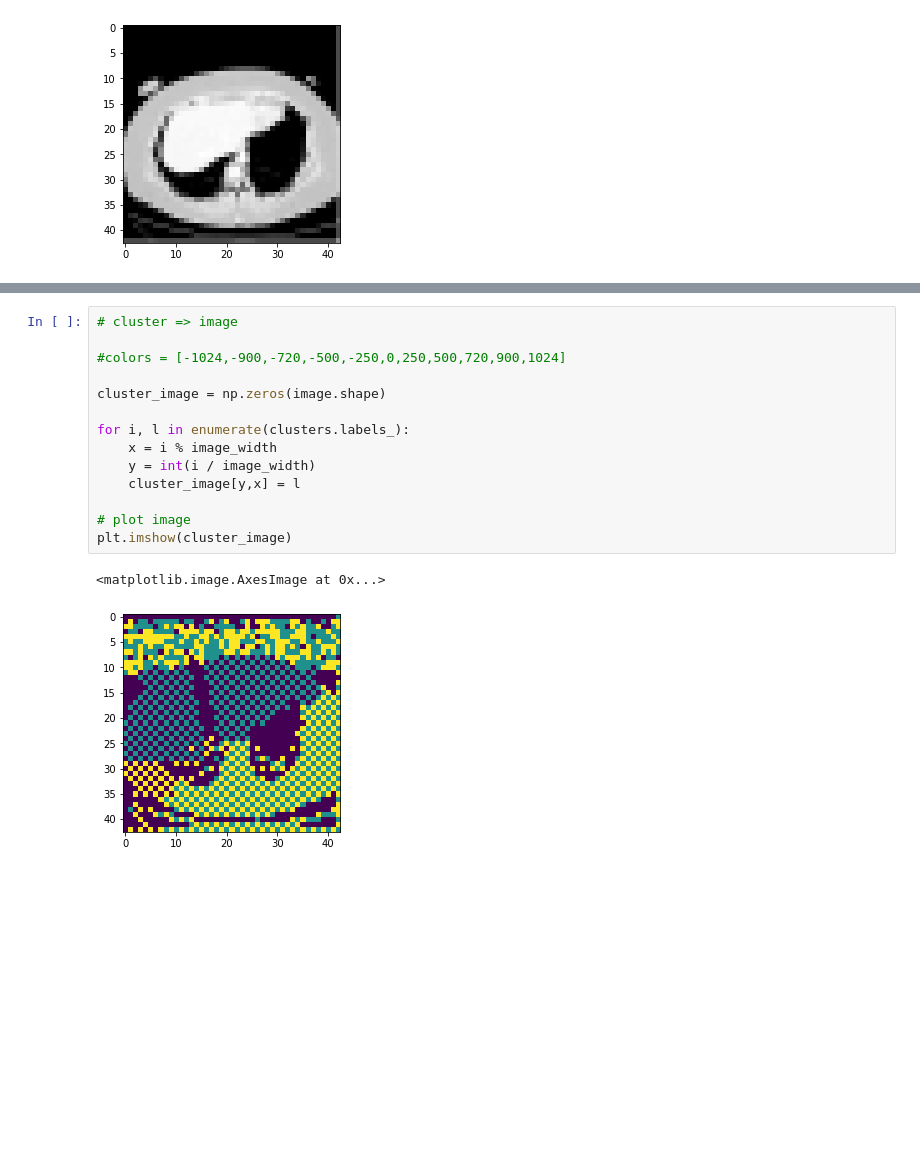
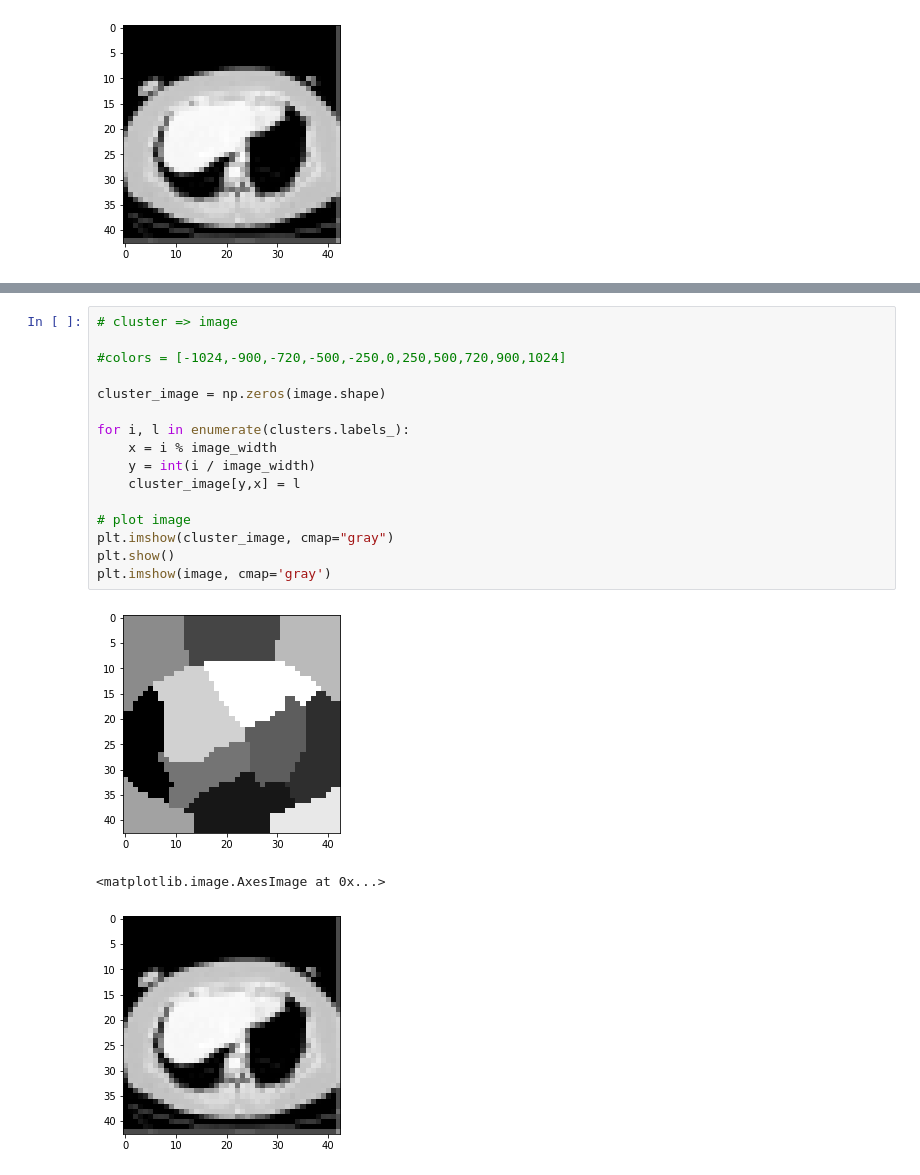
Before and after one commit to Ahmadsad/ID2211-Project, a Jupyter notebook: albin.ipynb, the cells around one changed output, grey strips where cells are left out. Saved outputs shown, nothing was run; the diff lists cells and outputs as text; blank space fills up the shorter version.

```diff
--- a/albin.ipynb
+++ b/albin.ipynb
@@ -163,17 +153,20 @@ plt.plot(clusters.labels_)
 # %%
 # cluster => image
 
 #colors = [-1024,-900,-720,-500,-250,0,250,500,720,900,1024]
 
 cluster_image = np.zeros(image.shape)
 
 for i, l in enumerate(clusters.labels_):
     x = i % image_width
     y = int(i / image_width)
     cluster_image[y,x] = l
 
 # plot image
-plt.imshow(cluster_image)
+plt.imshow(cluster_image, cmap="gray")
+plt.show()
+plt.imshow(image, cmap='gray')
 # %% [output]
+[figure, new version]
 <matplotlib.image.AxesImage at 0x...>
-[figure, old version]
+[figure, added]
```
Also changed, not shown: parts of 6 cells of this notebook, 1 other file.
